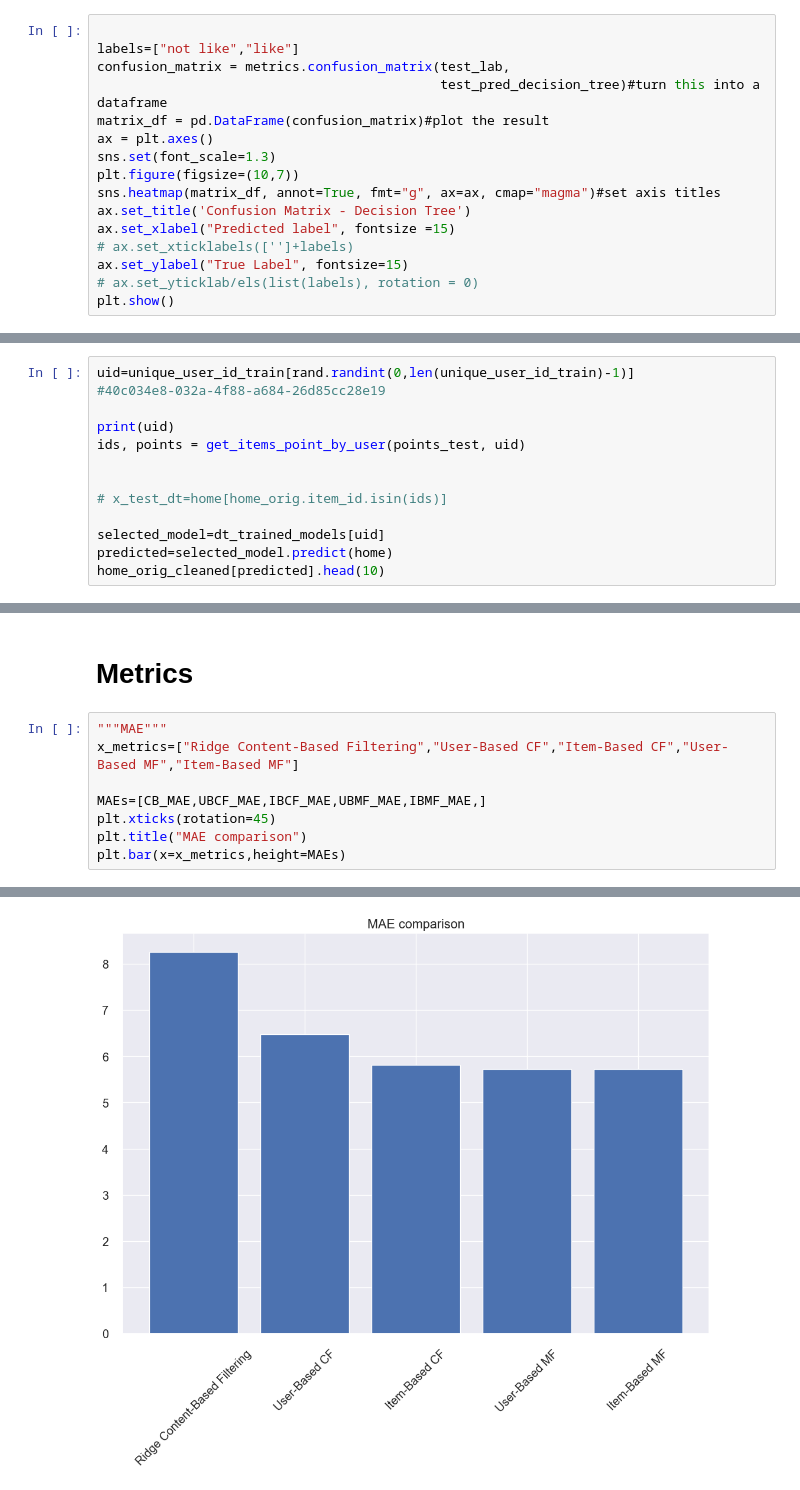
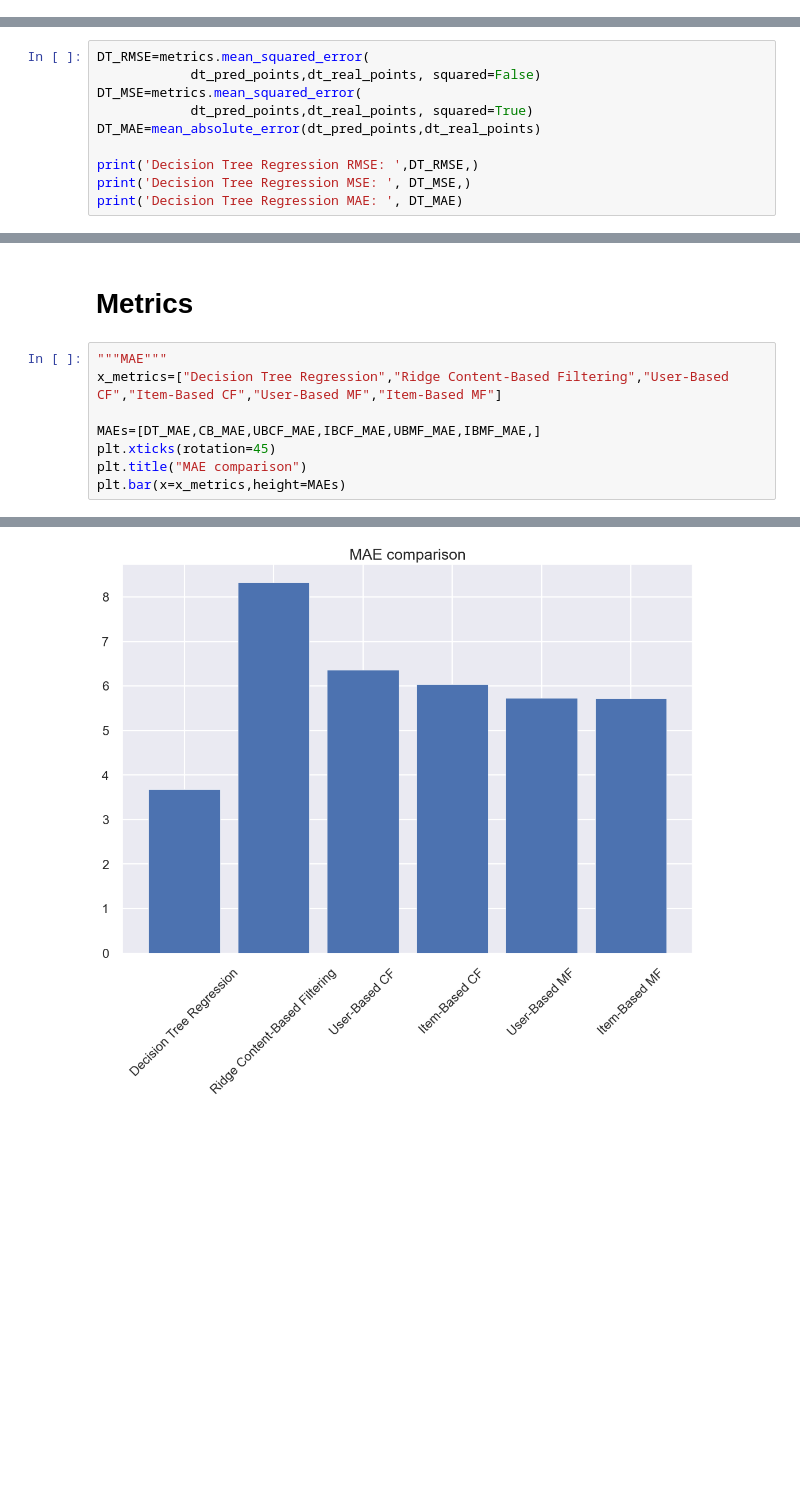
Before and after one commit to hunghuy201280/real-estate-recommendation, a Jupyter notebook: models/code.ipynb, the cells around one changed output, grey strips where cells are left out. Saved outputs shown, nothing was run; the diff lists cells and outputs as text; blank space fills up the shorter version.

```diff
--- a/models/code.ipynb
+++ b/models/code.ipynb
@@ -605,16 +610,0 @@ for uid in unique_user_id_test:
-# %%
-
-labels=["not like","like"]
-confusion_matrix = metrics.confusion_matrix(test_lab,
-                                            test_pred_decision_tree)#turn this into a dataframe
-matrix_df = pd.DataFrame(confusion_matrix)#plot the result
-ax = plt.axes()
-sns.set(font_scale=1.3)
-plt.figure(figsize=(10,7))
-sns.heatmap(matrix_df, annot=True, fmt="g", ax=ax, cmap="magma")#set axis titles
-ax.set_title('Confusion Matrix - Decision Tree')
-ax.set_xlabel("Predicted label", fontsize =15)
-# ax.set_xticklabels(['']+labels)
-ax.set_ylabel("True Label", fontsize=15)
-# ax.set_yticklab/els(list(labels), rotation = 0)
-plt.show()
@@ -636,13 +610,0 @@ weighted avg       0.52      0.04      0.00     17634
-# %%
-uid=unique_user_id_train[rand.randint(0,len(unique_user_id_train)-1)]
-#40c034e8-032a-4f88-a684-26d85cc28e19
-
-print(uid)
-ids, points = get_items_point_by_user(points_test, uid)
-
-
-# x_test_dt=home[home_orig.item_id.isin(ids)]
-
-selected_model=dt_trained_models[uid]
-predicted=selected_model.predict(home)
-home_orig_cleaned[predicted].head(10)
@@ -651,0 +611,10 @@ home_orig_cleaned[predicted].head(10)
+# %%
+DT_RMSE=metrics.mean_squared_error(
+            dt_pred_points,dt_real_points, squared=False)
+DT_MSE=metrics.mean_squared_error(
+            dt_pred_points,dt_real_points, squared=True)
+DT_MAE=mean_absolute_error(dt_pred_points,dt_real_points)
+
+print('Decision Tree Regression RMSE: ',DT_RMSE,)
+print('Decision Tree Regression MSE: ', DT_MSE,)
+print('Decision Tree Regression MAE: ', DT_MAE)
@@ -1211,9 +1216,9 @@ Name: item_id, dtype: object
 # Metrics
 # %%
 """MAE"""
-x_metrics=["Ridge Content-Based Filtering","User-Based CF","Item-Based CF","User-Based MF","Item-Based MF"]
+x_metrics=["Decision Tree Regression","Ridge Content-Based Filtering","User-Based CF","Item-Based CF","User-Based MF","Item-Based MF"]
 
-MAEs=[CB_MAE,UBCF_MAE,IBCF_MAE,UBMF_MAE,IBMF_MAE,]
+MAEs=[DT_MAE,CB_MAE,UBCF_MAE,IBCF_MAE,UBMF_MAE,IBMF_MAE,]
 plt.xticks(rotation=45)
 plt.title("MAE comparison")
 plt.bar(x=x_metrics,height=MAEs)
@@ -1222,3 +1227,3 @@ plt.bar(x=x_metrics,height=MAEs)
-[figure, old version]
+[figure, new version]
 # %%
 """RMSE"""
```
Also changed, not shown: parts of 48 cells of this notebook, 12 other files.
